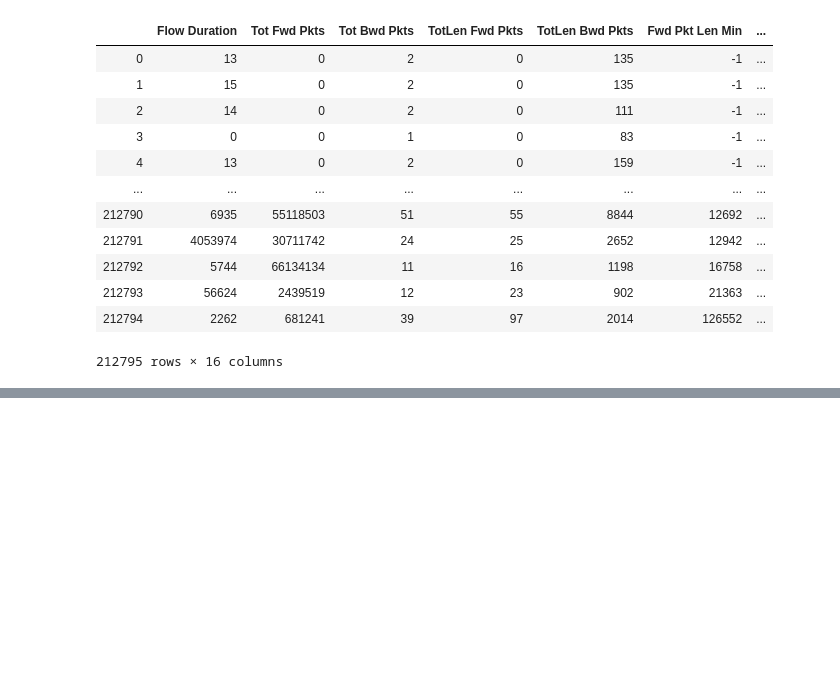
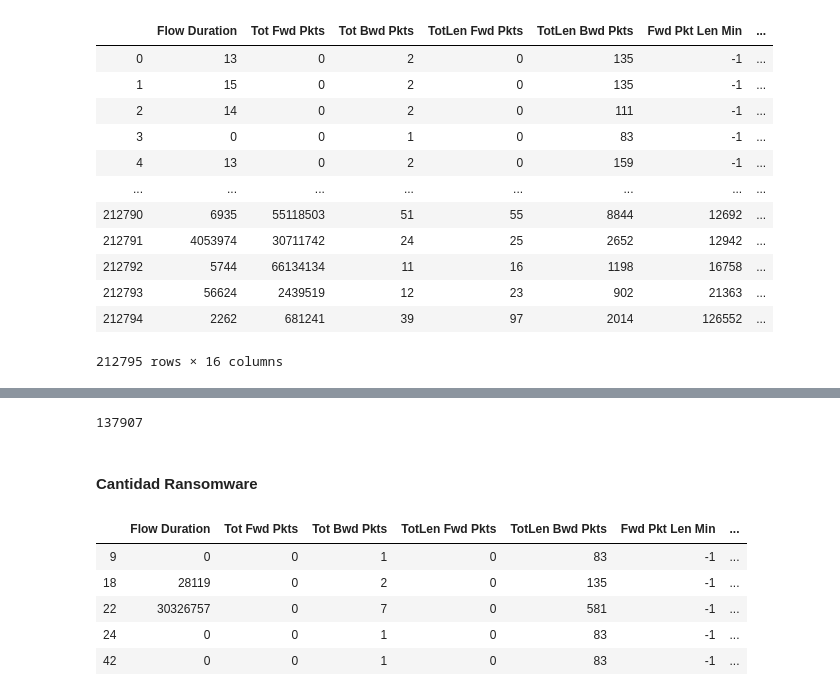
Before and after one commit to pragmaticslaboratory/cyberseguridad-code, a Jupyter notebook: Experimentos/CNN_ANN_DATASET1.ipynb, the cells around one changed output, grey strips where cells are left out. Saved outputs shown, nothing was run; the diff lists cells and outputs as text; code cells hidden in the pictures; blank space fills up the shorter version.

```diff
--- a/Experimentos/CNN_ANN_DATASET1.ipynb
+++ b/Experimentos/CNN_ANN_DATASET1.ipynb
@@ -514,0 +510,10 @@ array([1, 4], dtype=int64)
+# %%
+def matirx_binary_label(x, name):
+    if(x == name):
+        return 1
+    else:
+        return 0
+# %%
+data2['benignoLabel']=data2['Label'].apply(matirx_binary_label, name='Benigno')
+# %%
+data2['ransomwareLabel']=data2['Label'].apply(matirx_binary_label, name='Ransomware')
@@ -514,0 +522,2 @@ array([1, 4], dtype=int64)
+# %%
+dataRansomware = data2[data2['Label']!='Benigno']
@@ -514,0 +535,15 @@ array([1, 4], dtype=int64)
+# %%
+dataBenigno.shape[0]
+# %% [output]
+137907
+# %% [markdown]
+#### Cantidad Ransomware
+# %%
+dataRansomware.head()
+# %% [output]
+|  | Flow Duration | Tot Fwd Pkts | Tot Bwd Pkts | TotLen Fwd Pkts | TotLen Bwd Pkts | Fwd Pkt Len Min | ... |
+| 9 | 0 | 0 | 1 | 0 | 83 | -1 | ... |
+| 18 | 28119 | 0 | 2 | 0 | 135 | -1 | ... |
+| 22 | 30326757 | 0 | 7 | 0 | 581 | -1 | ... |
+| 24 | 0 | 0 | 1 | 0 | 83 | -1 | ... |
+| 42 | 0 | 0 | 1 | 0 | 83 | -1 | ... |
```
Also changed, not shown: parts of 68 cells of this notebook, 2 other files.
